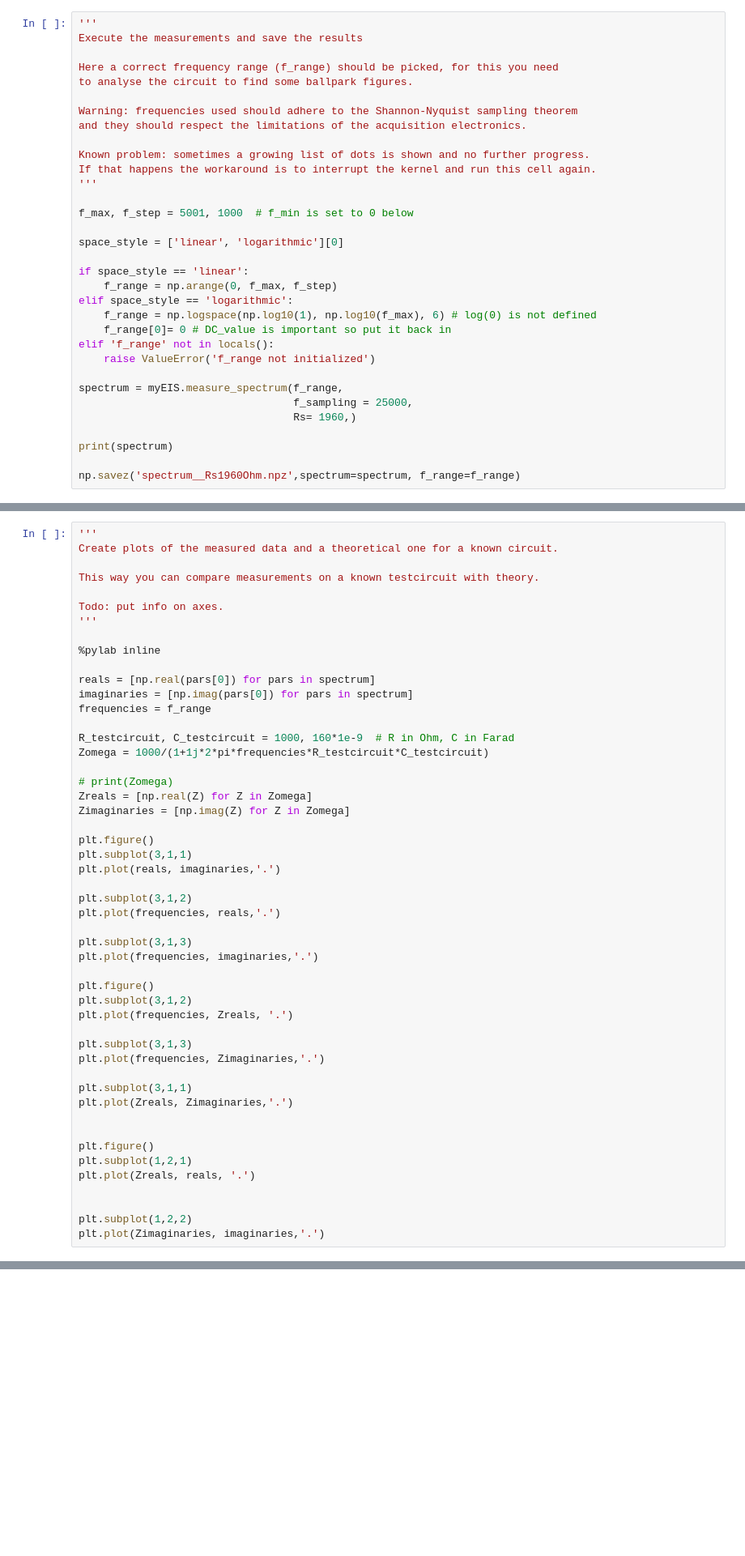
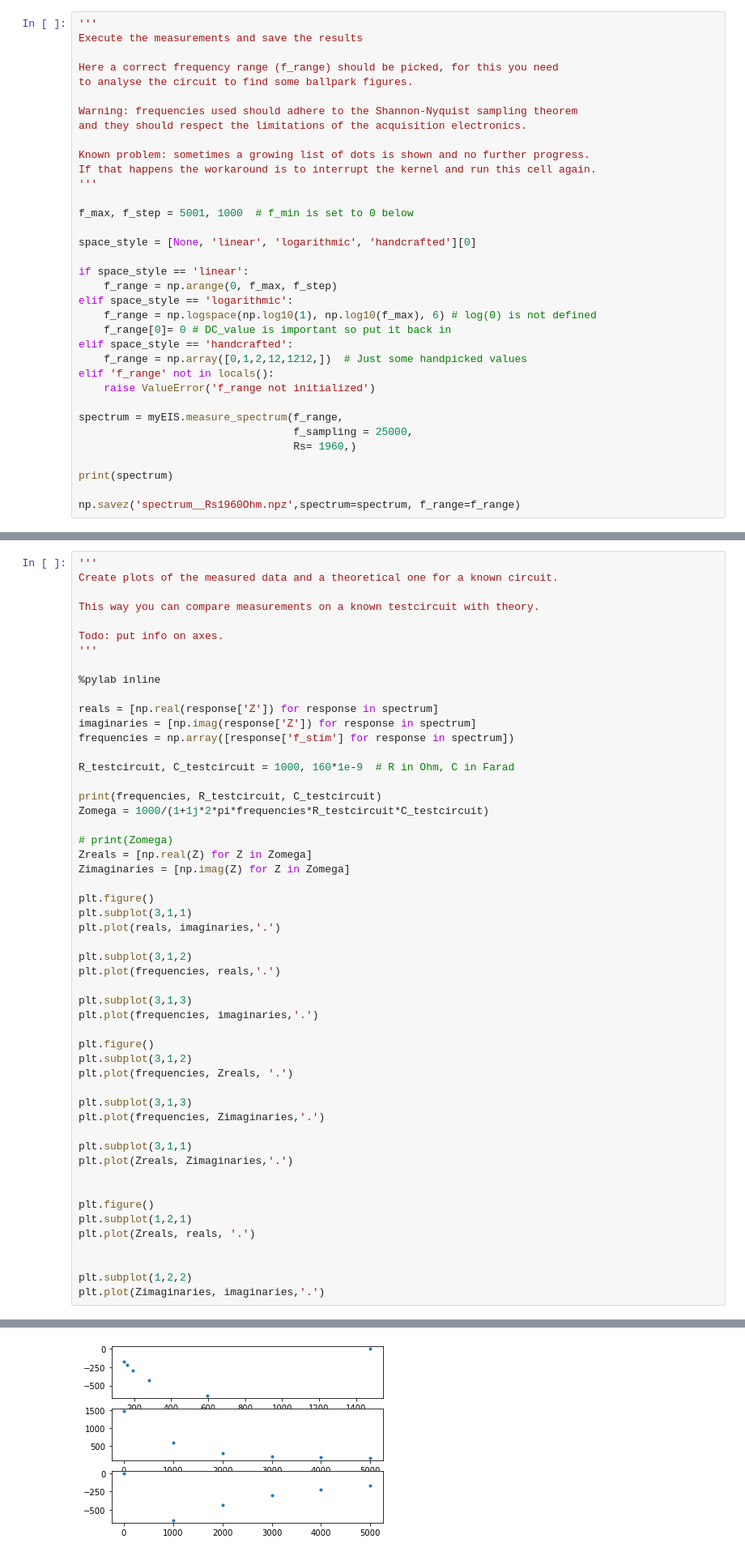
Before and after one commit to HanzeUAS-MasterSSE/EIS-using-teensy-and-Python, a Jupyter notebook: EIS_DataAcquisition.ipynb, the cells around one changed output, grey strips where cells are left out. Shown at 81% size. Drawn from its saved outputs; the diff is of its cells as text; blank space fills up the shorter version.

```diff
--- a/EIS_DataAcquisition.ipynb
+++ b/EIS_DataAcquisition.ipynb
@@ -28,13 +47,15 @@ If that happens the workaround is to interrupt the kernel and run this cell agai
 
 f_max, f_step = 5001, 1000  # f_min is set to 0 below
 
-space_style = ['linear', 'logarithmic'][0]
+space_style = [None, 'linear', 'logarithmic', 'handcrafted'][0]
 
 if space_style == 'linear':
     f_range = np.arange(0, f_max, f_step)
 elif space_style == 'logarithmic':
     f_range = np.logspace(np.log10(1), np.log10(f_max), 6) # log(0) is not defined
     f_range[0]= 0 # DC_value is important so put it back in
+elif space_style == 'handcrafted':
+    f_range = np.array([0,1,2,12,1212,])  # Just some handpicked values
 elif 'f_range' not in locals():
     raise ValueError('f_range not initialized')
 
@@ -97,11 +150,13 @@ Todo: put info on axes.
 
 %pylab inline
 
-reals = [np.real(pars[0]) for pars in spectrum]
-imaginaries = [np.imag(pars[0]) for pars in spectrum]
-frequencies = f_range
+reals = [np.real(response['Z']) for response in spectrum]
+imaginaries = [np.imag(response['Z']) for response in spectrum]
+frequencies = np.array([response['f_stim'] for response in spectrum])
 
 R_testcircuit, C_testcircuit = 1000, 160*1e-9  # R in Ohm, C in Farad
+
+print(frequencies, R_testcircuit, C_testcircuit)
 Zomega = 1000/(1+1j*2*pi*frequencies*R_testcircuit*C_testcircuit)
 
 # print(Zomega)
@@ -136,3 +191,4 @@ plt.plot(Zreals, reals, '.')
 
 plt.subplot(1,2,2)
 plt.plot(Zimaginaries, imaginaries,'.')
+# %% [output]
@@ -138,0 +198 @@ plt.plot(Zimaginaries, imaginaries,'.')
+[figure, added]
```
Also changed, not shown: parts of 5 cells of this notebook, 1 other file.
